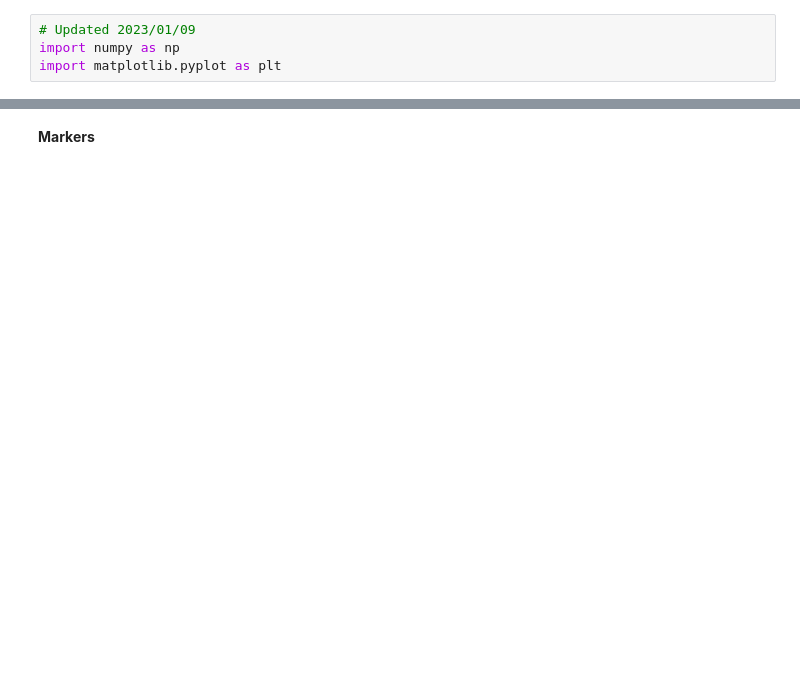
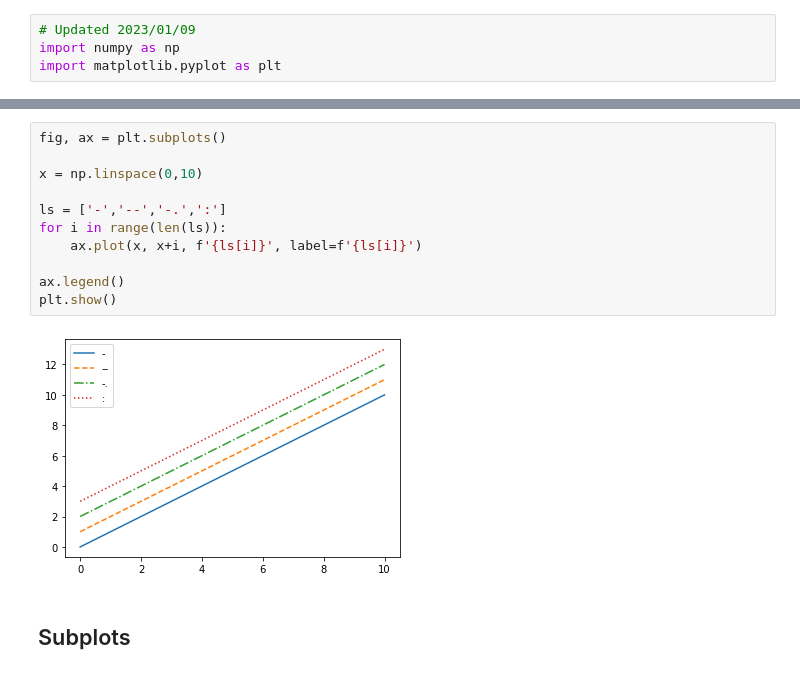
Before and after one commit to yzhuj/yzhuj.github.io, a Jupyter notebook: static/ipynb/Matplotlib Cheat Sheet.ipynb, the cells around one changed output, grey strips where cells are left out. Drawn from its saved outputs; the diff is of its cells as text; blank space fills up the shorter version.

```diff
--- a/static/ipynb/Matplotlib Cheat Sheet.ipynb
+++ b/static/ipynb/Matplotlib Cheat Sheet.ipynb
@@ -28,2 +89,15 @@ plt.show()
+# %%
+fig, ax = plt.subplots()
+
+x = np.linspace(0,10)
+
+ls = ['-','--','-.',':']
+for i in range(len(ls)):
+    ax.plot(x, x+i, f'{ls[i]}', label=f'{ls[i]}')
+
+ax.legend()
+plt.show()
+# %% [output]
+[figure, added]
 # %% [markdown]
-**Markers**
+## Subplots
```
Also changed, not shown: parts of 21 cells of this notebook, 2 other files.
